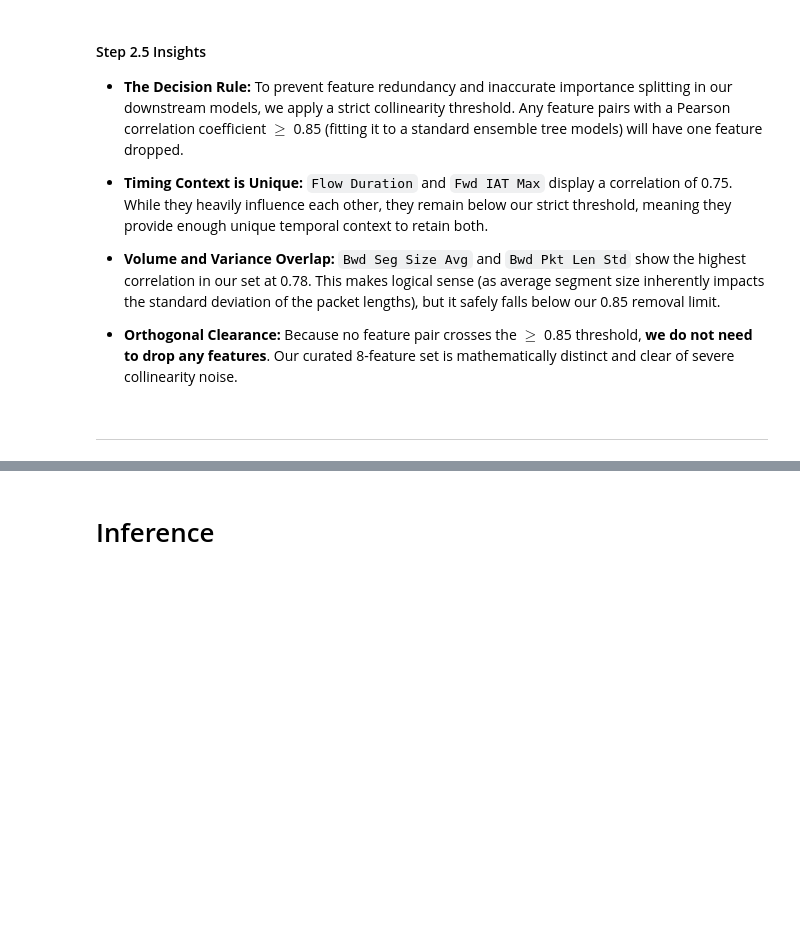
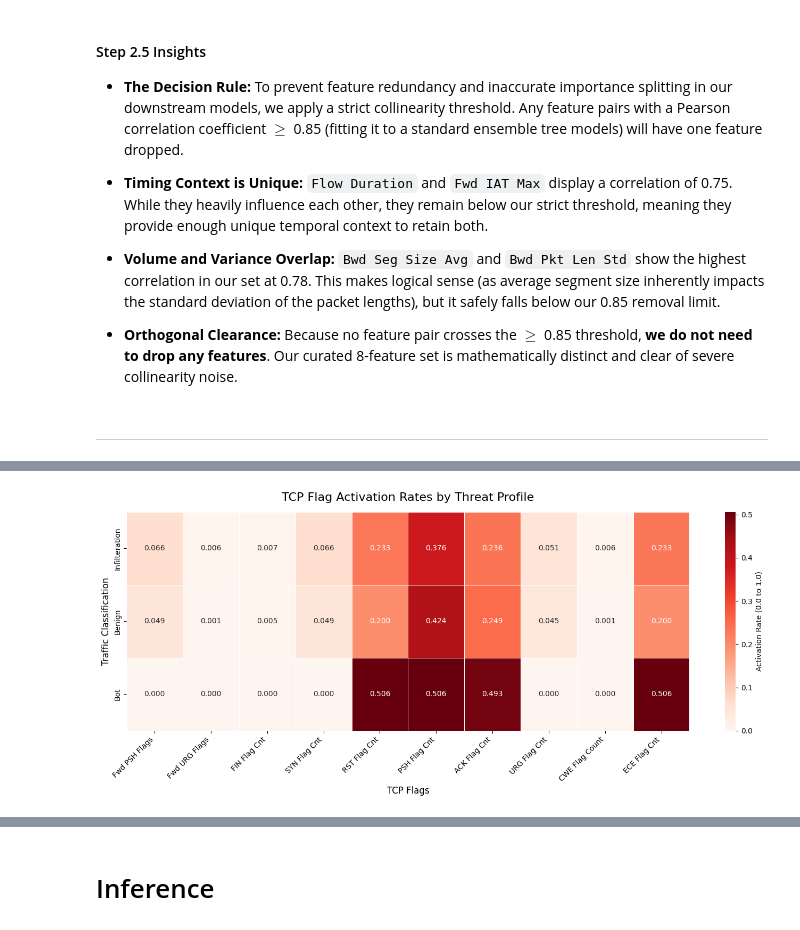
Before and after one commit to JohnnySolo/Data-Analysis-Project---Hybrid-Cyber-Threat-Detection, a Jupyter notebook: 02_EDA_and_Inference.ipynb, the cells around one changed output, grey strips where cells are left out. Cells and saved outputs as stored; diff of their text form; code cells hidden in the pictures; blank space fills up the shorter version.

```diff
--- a/02_EDA_and_Inference.ipynb
+++ b/02_EDA_and_Inference.ipynb
@@ -458,0 +520,40 @@ Generating Feature Correlation Matrix (Collinearity Check)...
+# %%
+import matplotlib.pyplot as plt
+import seaborn as sns
+from pyspark.sql import functions as F
+
+# Defining the 10 active TCP flag features (Excluding constant Bwd PSH and Bwd URG flags)
+final_flag_features = [
+    'Fwd PSH Flags', 'Fwd URG Flags', 'FIN Flag Cnt',
+    'SYN Flag Cnt', 'RST Flag Cnt', 'PSH Flag Cnt',
+    'ACK Flag Cnt', 'URG Flag Cnt', 'CWE Flag Count', 'ECE Flag Cnt'
+]
+
+# 1. Calculate the Activation Rate (mean) using .agg() for PySpark compatibility
+# We use a dictionary comprehension to apply 'mean' to every flag column
+flag_activation_rates_df = df_clean.groupby('Label').agg(
+    {col: 'mean' for col in final_flag_features}
+)
+
+# 2. Convert to Pandas for visualization
+# Note: PySpark appends 'avg()' to the column names after aggregation, so we rename them back
+pdf_flags = flag_activation_rates_df.toPandas().set_index('Label')
+pdf_flags.columns = [col.replace('avg(', '').replace(')', '') for col in pdf_flags.columns]
+
+# 3. Plotting the Activation Rates as a Heatmap
+plt.figure(figsize=(14, 6))
+sns.heatmap(pdf_flags[final_flag_features],
+            annot=True,
+            fmt=".3f",
+            cmap="Reds",
+            linewidths=0.5,
+            cbar_kws={'label': 'Activation Rate (0.0 to 1.0)'})
+
+plt.title('TCP Flag Activation Rates by Threat Profile', fontsize=16, pad=15)
+plt.xlabel('TCP Flags', fontsize=12)
+plt.ylabel('Traffic Classification', fontsize=12)
+plt.xticks(rotation=45, ha='right')
+plt.tight_layout()
+plt.show()
+# %% [output]
+[figure, added]
```
Also changed, not shown: parts of 10 cells of this notebook.
